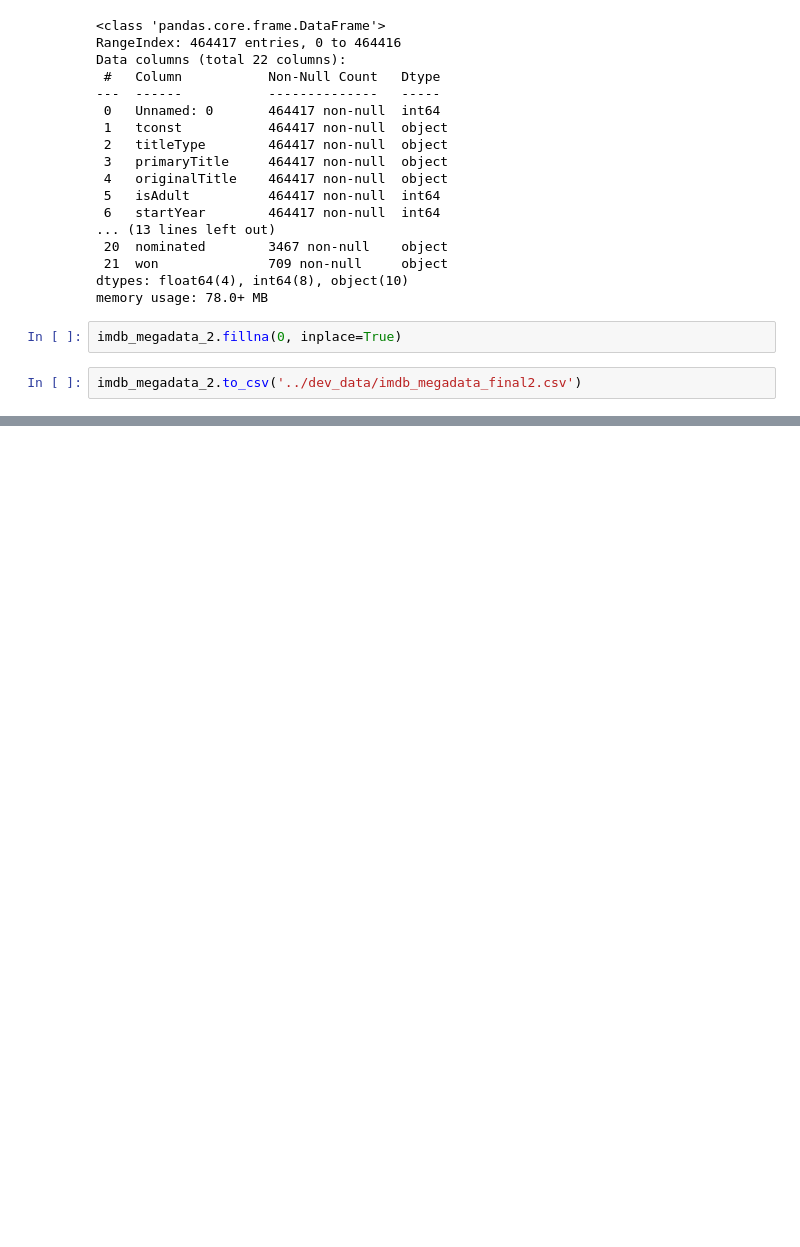
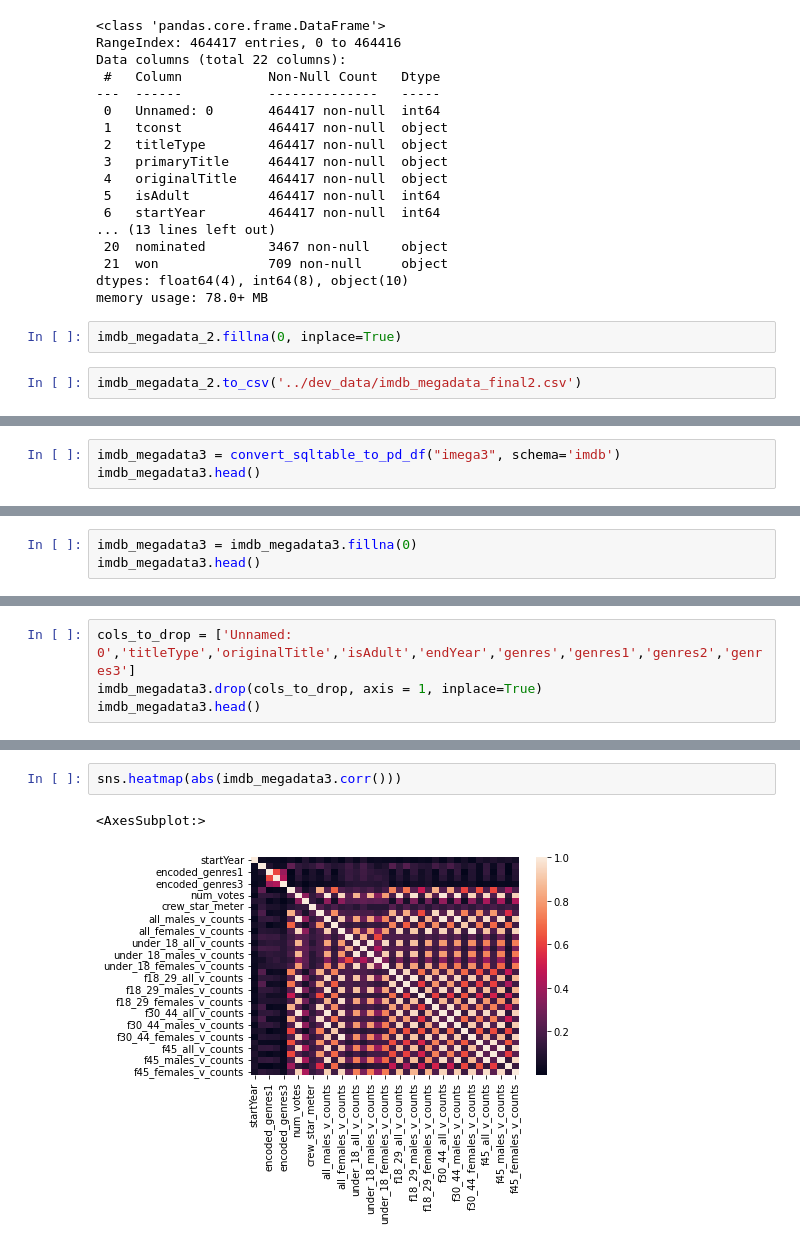
Before and after one commit to tthaopham/Oscars_Predictions, a Jupyter notebook: imdb_data_collection.ipynb, the cells around one changed output, grey strips where cells are left out. Cells and saved outputs as stored; diff of their text form; blank space fills up the shorter version.

```diff
--- a/imdb_data_collection.ipynb
+++ b/imdb_data_collection.ipynb
@@ -1371,0 +1507,3 @@ imdb_megadata_2.to_csv('../dev_data/imdb_megadata_final2.csv')
+# %%
+imdb_megadata3 = convert_sqltable_to_pd_df("imega3", schema='imdb')
+imdb_megadata3.head()
@@ -1371,0 +1517,3 @@ imdb_megadata_2.to_csv('../dev_data/imdb_megadata_final2.csv')
+# %%
+imdb_megadata3 = imdb_megadata3.fillna(0)
+imdb_megadata3.head()
@@ -1371,0 +1533,4 @@ imdb_megadata_2.to_csv('../dev_data/imdb_megadata_final2.csv')
+# %%
+cols_to_drop = ['Unnamed: 0','titleType','originalTitle','isAdult','endYear','genres','genres1','genres2','genres3']
+imdb_megadata3.drop(cols_to_drop, axis = 1, inplace=True)
+imdb_megadata3.head()
@@ -1371,0 +1544,5 @@ imdb_megadata_2.to_csv('../dev_data/imdb_megadata_final2.csv')
+# %%
+sns.heatmap(abs(imdb_megadata3.corr()))
+# %% [output]
+<AxesSubplot:>
+[figure, added]
```
Also changed, not shown: parts of 33 cells of this notebook, 8 other files.
